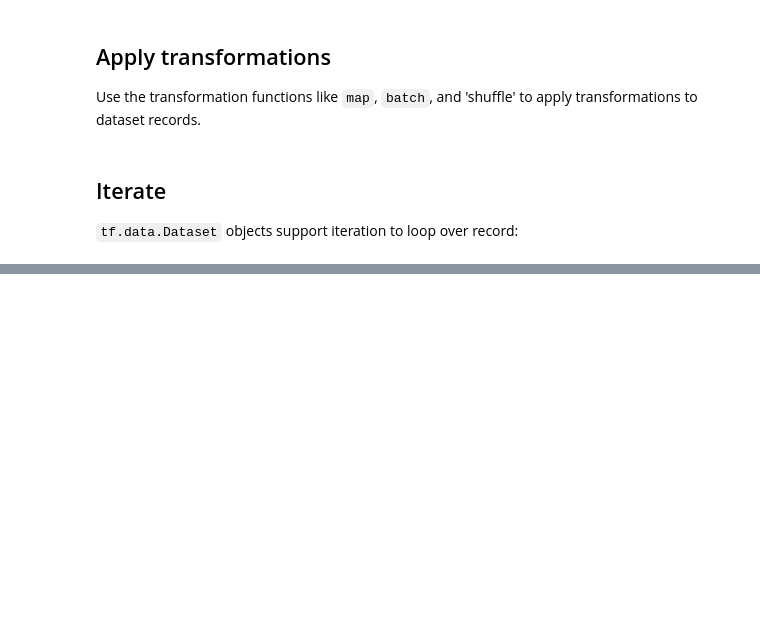
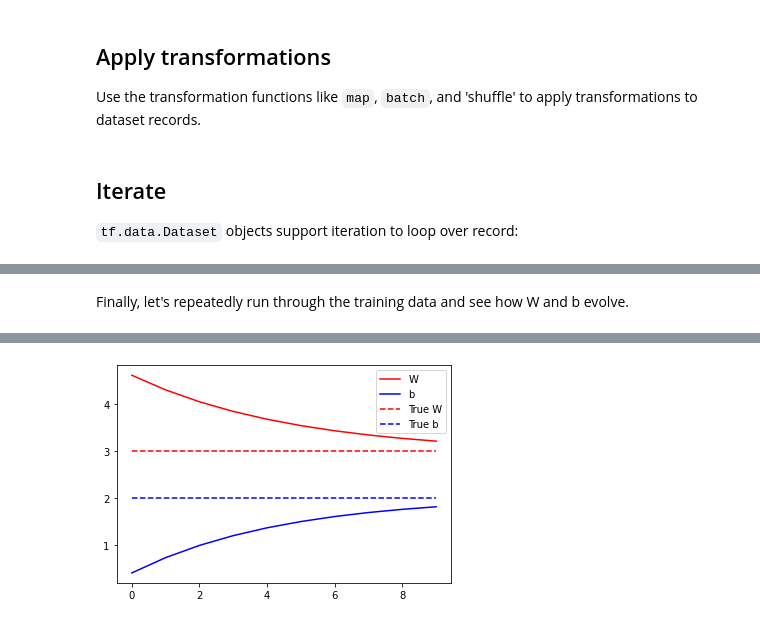
Before and after one commit to nigoda/machine_learning, a Jupyter notebook: 32_TensorFlow_customization.ipynb, the cells around one changed output, grey strips where cells are left out. Drawn from its saved outputs; the diff is of its cells as text; code cells hidden in the pictures; blank space fills up the shorter version.

```diff
--- a/32_TensorFlow_customization.ipynb
+++ b/32_TensorFlow_customization.ipynb
@@ -186,0 +506,40 @@ tf.Tensor([b'  Line 3' b'    '], shape=(2,), dtype=string)
+# %% [markdown]
+Finally, let's repeatedly run through the training data and see how W and b evolve.
+# %%
+model = MyModel()
+
+# Collect the history of W-values and b-values to plot later
+Ws, bs = [], []
+epochs = range(10)
+
+# Define a training loop
+def training_loop(model, x, y):
+
+  for epoch in epochs:
+    # Update the model with the single giant batch
+    train(model, x, y, learning_rate=0.1)
+
+    # Track this before I update
+    Ws.append(model.w.numpy())
+    bs.append(model.b.numpy())
+    current_loss = loss(y, model(x))
+
+    print("Epoch %2d: W=%1.2f b=%1.2f, loss=%2.5f" %
+          (epoch, Ws[-1], bs[-1], current_loss))
+# %%
+print("Starting: W=%1.2f b=%1.2f, loss=%2.5f" %
+      (model.w, model.b, loss(y, model(x))))
+
+# Do the training
+training_loop(model, x, y)
+
+# Plot it
+plt.plot(epochs, Ws, "r",
+         epochs, bs, "b")
+
+plt.plot([TRUE_W] * len(epochs), "r--",
+         [TRUE_B] * len(epochs), "b--")
+
+plt.legend(["W", "b", "True W", "True b"])
+plt.show()
+# %% [output]
@@ -186,0 +557 @@ tf.Tensor([b'  Line 3' b'    '], shape=(2,), dtype=string)
+[figure, added]
```
Also changed, not shown: parts of 34 cells of this notebook.
